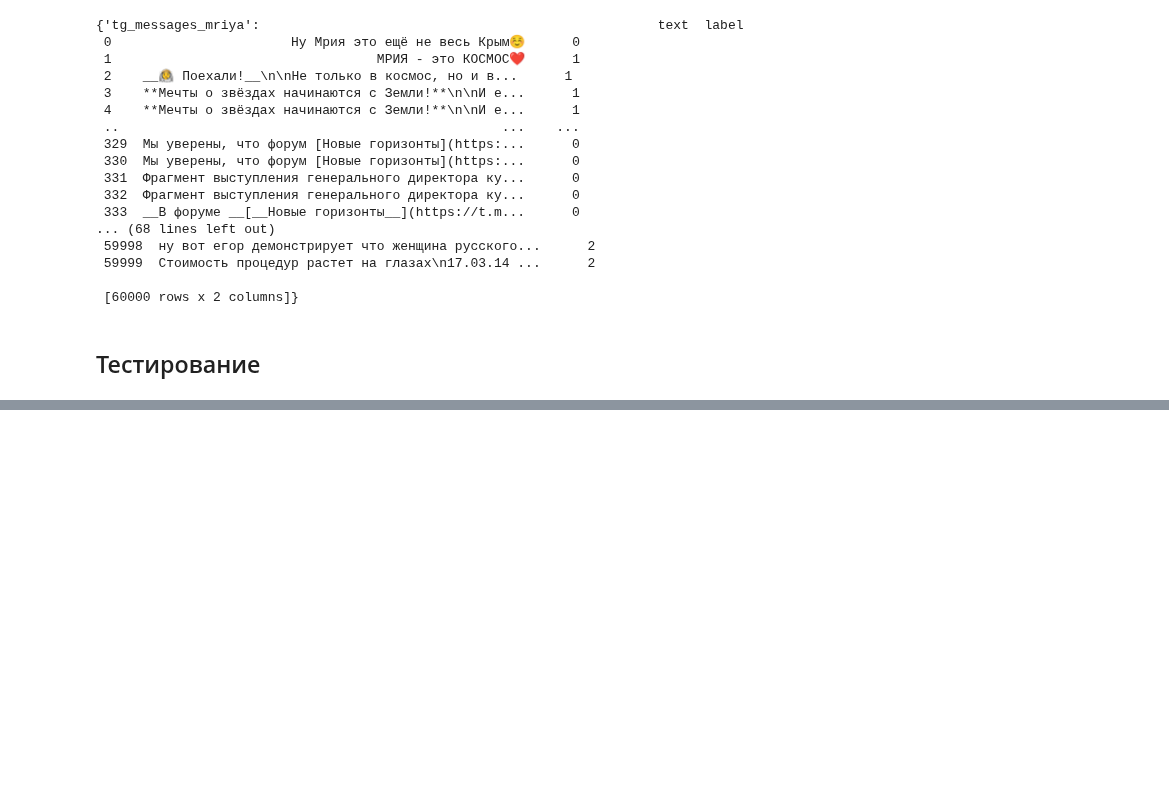
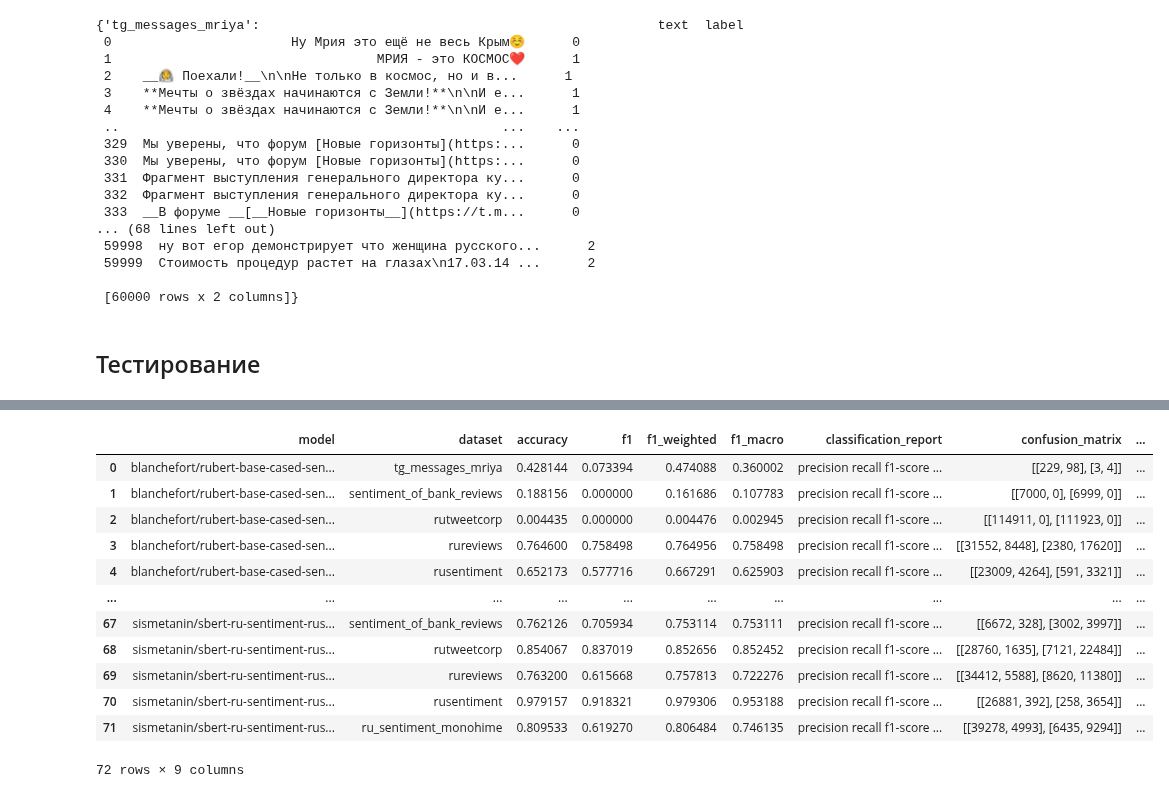
Before and after one commit to Jrol123/Social-scan, a Jupyter notebook: src/sentiment_analysis/sentiment-analysis-test.ipynb, the cells around one changed output, grey strips where cells are left out. Drawn from its saved outputs; the diff is of its cells as text; code cells hidden in the pictures; blank space fills up the shorter version.

```diff
--- a/src/sentiment_analysis/sentiment-analysis-test.ipynb
+++ b/src/sentiment_analysis/sentiment-analysis-test.ipynb
@@ -559,0 +427,6 @@ E0000 00:00:1745229741.883447      31 cuda_blas.cc:1418] Unable to register cuBL
+# %%
+import pandas as pd
+
+
+df = pd.read_csv('model_evaluation_results.csv')
+df.head()
@@ -559,0 +502,18 @@ E0000 00:00:1745229741.883447      31 cuda_blas.cc:1418] Unable to register cuBL
+# %%
+# Вводим усреднённую мертику как среднее всех четырёх
+df['summetric'] = df[['accuracy', 'f1', 'f1_weighted', 'f1_macro']].sum(axis=1) / 4
+df
+# %% [output]
+|  | model | dataset | accuracy | f1 | f1_weighted | f1_macro | classification_report | confusion_matrix | ... |
+| 0 | blanchefort/rubert-base-cased-sen... | tg_messages_mriya | 0.428144 | 0.073394 | 0.474088 | 0.360002 | precision recall f1-score ... | [[229, 98], [3, 4]] | ... |
+| 1 | blanchefort/rubert-base-cased-sen... | sentiment_of_bank_reviews | 0.188156 | 0.000000 | 0.161686 | 0.107783 | precision recall f1-score ... | [[7000, 0], [6999, 0]] | ... |
+| 2 | blanchefort/rubert-base-cased-sen... | rutweetcorp | 0.004435 | 0.000000 | 0.004476 | 0.002945 | precision recall f1-score ... | [[114911, 0], [111923, 0]] | ... |
+| 3 | blanchefort/rubert-base-cased-sen... | rureviews | 0.764600 | 0.758498 | 0.764956 | 0.758498 | precision recall f1-score ... | [[31552, 8448], [2380, 17620]] | ... |
+| 4 | blanchefort/rubert-base-cased-sen... | rusentiment | 0.652173 | 0.577716 | 0.667291 | 0.625903 | precision recall f1-score ... | [[23009, 4264], [591, 3321]] | ... |
+| ... | ... | ... | ... | ... | ... | ... | ... | ... | ... |
+| 67 | sismetanin/sbert-ru-sentiment-rus... | sentiment_of_bank_reviews | 0.762126 | 0.705934 | 0.753114 | 0.753111 | precision recall f1-score ... | [[6672, 328], [3002, 3997]] | ... |
+| 68 | sismetanin/sbert-ru-sentiment-rus... | rutweetcorp | 0.854067 | 0.837019 | 0.852656 | 0.852452 | precision recall f1-score ... | [[28760, 1635], [7121, 22484]] | ... |
+| 69 | sismetanin/sbert-ru-sentiment-rus... | rureviews | 0.763200 | 0.615668 | 0.757813 | 0.722276 | precision recall f1-score ... | [[34412, 5588], [8620, 11380]] | ... |
+| 70 | sismetanin/sbert-ru-sentiment-rus... | rusentiment | 0.979157 | 0.918321 | 0.979306 | 0.953188 | precision recall f1-score ... | [[26881, 392], [258, 3654]] | ... |
+| 71 | sismetanin/sbert-ru-sentiment-rus... | ru_sentiment_monohime | 0.809533 | 0.619270 | 0.806484 | 0.746135 | precision recall f1-score ... | [[39278, 4993], [6435, 9294]] | ... |
+72 rows × 9 columns
```
Also changed, not shown: parts of 21 cells of this notebook.
